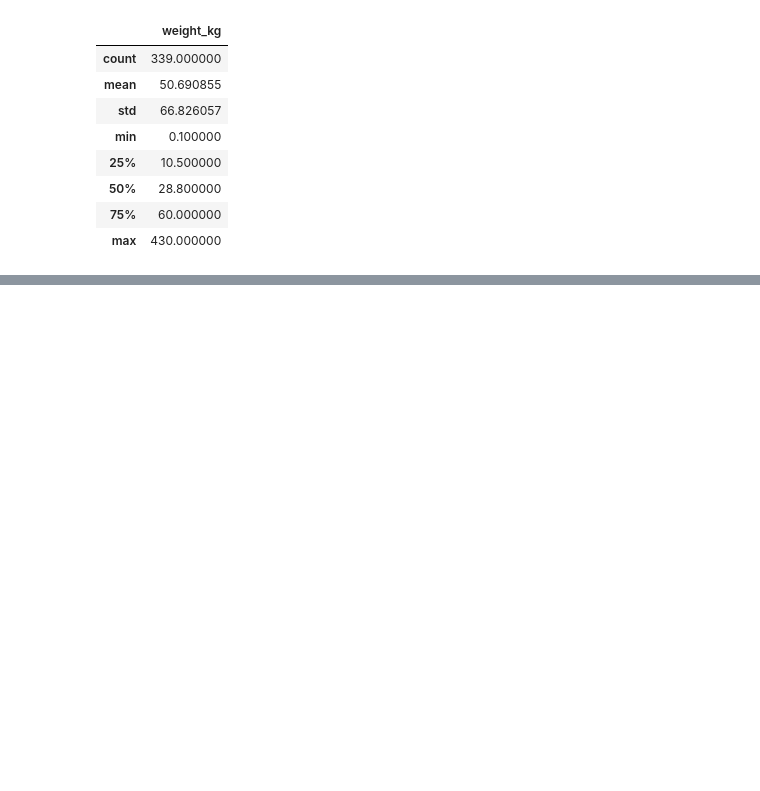
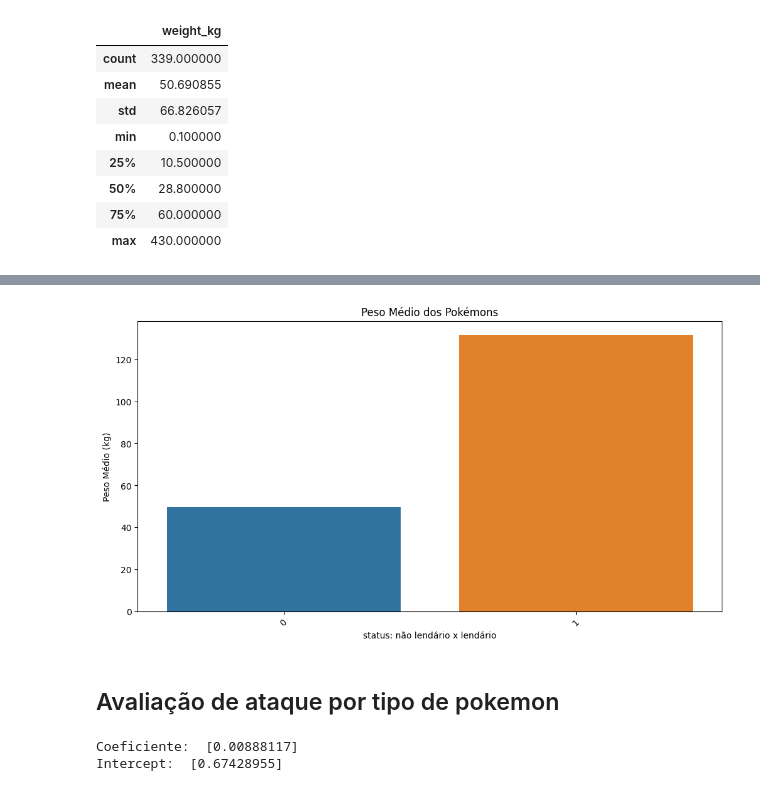
Before and after one commit to Danilosauro/Pokemon_Dataset_Analysis, a Jupyter notebook: Kaggle_Analysis_Pokemon_Dataset.ipynb, the cells around one changed output, grey strips where cells are left out. Cells and saved outputs as stored; diff of their text form; code cells hidden in the pictures; blank space fills up the shorter version.

```diff
--- a/Kaggle_Analysis_Pokemon_Dataset.ipynb
+++ b/Kaggle_Analysis_Pokemon_Dataset.ipynb
@@ -276,0 +305,29 @@ peso.describe()
+# %%
+plt.figure(figsize=(12, 6))
+sns.barplot(x=peso_por_lendarios.index, y=peso_por_lendarios.values)
+plt.xticks(rotation=45)
+plt.xlabel('status: não lendário x lendário')
+plt.ylabel('Peso Médio (kg)')
+plt.title('Peso Médio dos Pokémons')
+plt.show()
+# %% [output]
+[figure, added]
+# %% [markdown]
+## Avaliação de ataque por tipo de pokemon
+# %%
+pokemon_subset = pokemons[['height_m', 'weight_kg']]
+
+peso = pokemon_subset[['weight_kg']]
+altura = pokemon_subset[['height_m']]
+
+model = LinearRegression()
+model.fit(peso, altura)
+
+coef = model.coef_[0]
+intercept = model.intercept_
+
+print('Coeficiente: ', coef)
+print('Intercept: ', intercept)
+# %% [output]
+Coeficiente:  [0.00888117]
+Intercept:  [0.67428955]
```
Also changed, not shown: parts of 5 cells of this notebook.
